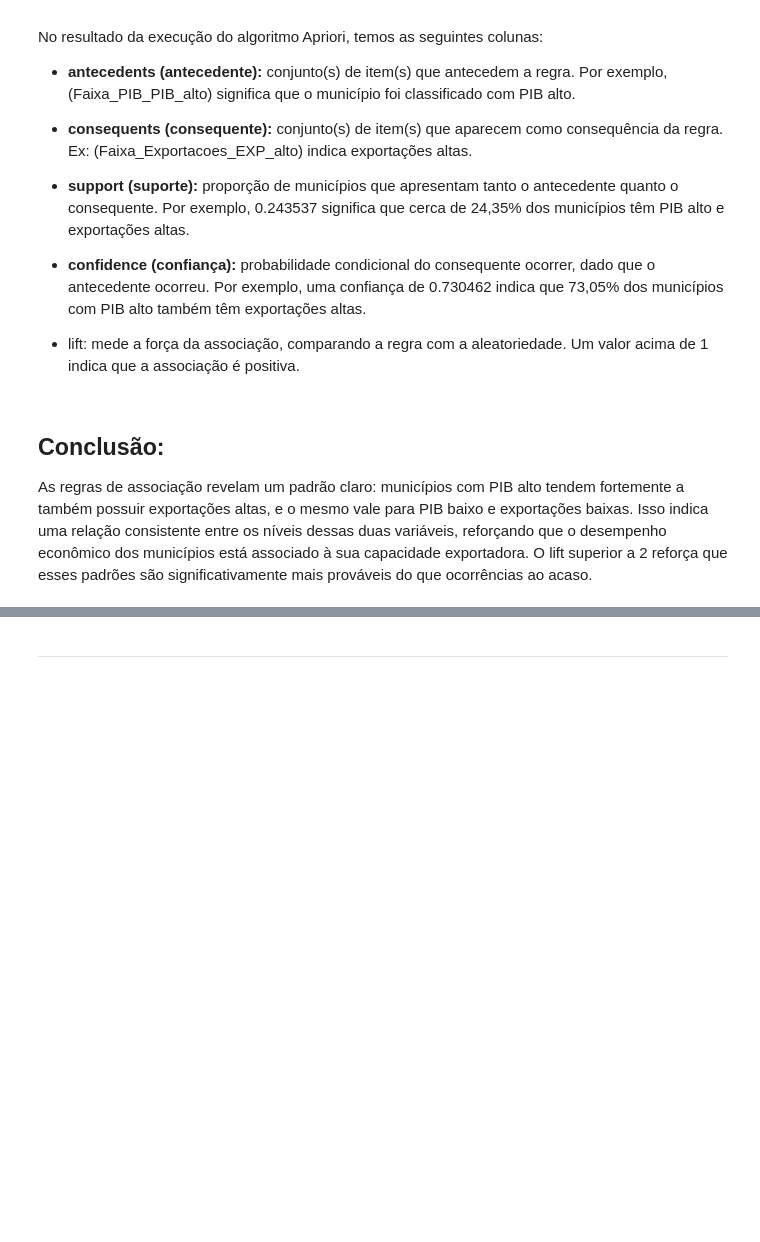
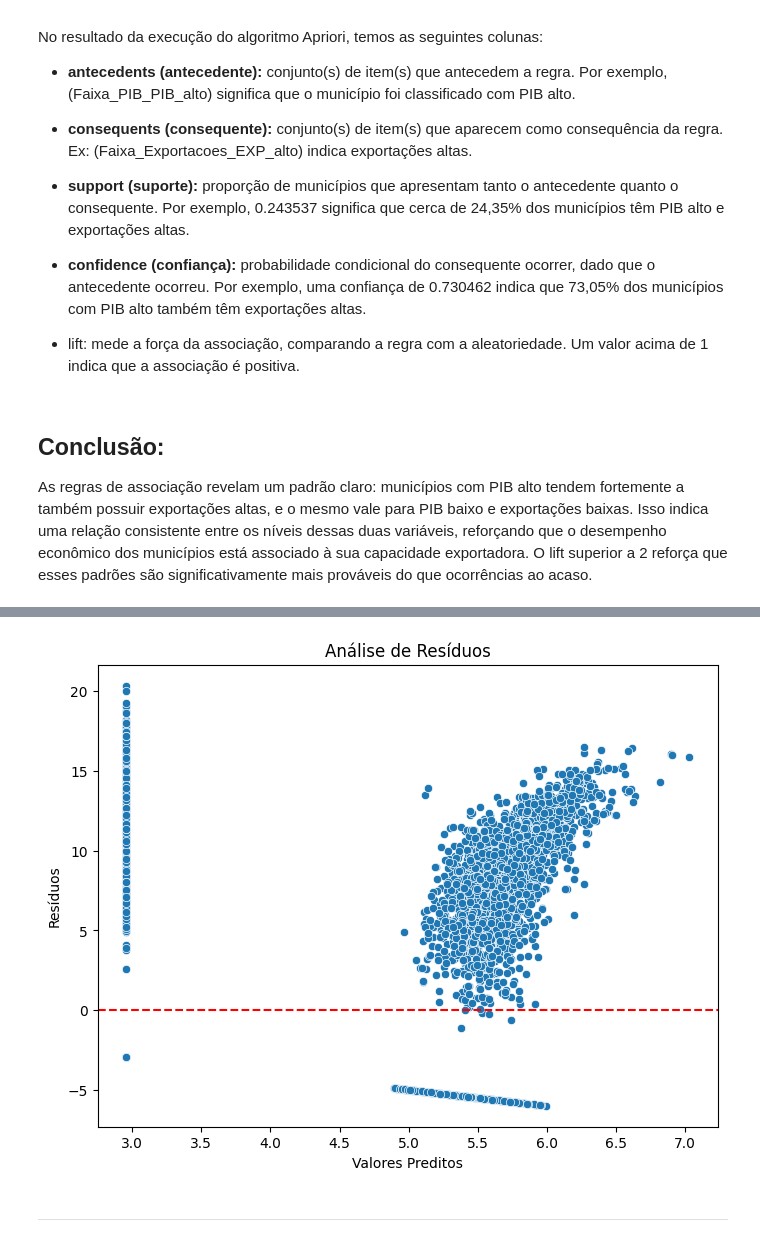
Before and after one commit to anaC-Fernandes/ProjetoDados, a Jupyter notebook: Notebooks/Dataset_Economia.ipynb, the cells around one changed output, grey strips where cells are left out. Cells and saved outputs as stored; diff of their text form; code cells hidden in the pictures; blank space fills up the shorter version.

```diff
--- a/Notebooks/Dataset_Economia.ipynb
+++ b/Notebooks/Dataset_Economia.ipynb
@@ -962,0 +965,35 @@ As regras de associação revelam um padrão claro: municípios com PIB alto ten
+# %%
+# Preparar dados
+X = df[['log_PIB']]
+y = df['log_Export']
+
+# Import necessary libraries
+from sklearn.model_selection import train_test_split
+from sklearn.linear_model import LinearRegression
+from sklearn.metrics import r2_score, mean_squared_error
+import statsmodels.api as sm
+import numpy as np
+
+# Dividir em treino e teste
+X_train, X_test, y_train, y_test = train_test_split(X, y, test_size=0.2, random_state=42)
+
+# Modelo de regressão
+model = LinearRegression()
+model.fit(X_train, y_train)
+
+# Previsões
+y_pred = model.predict(X_test)
+
+# Métricas
+r2 = r2_score(y_test, y_pred)
+rmse = np.sqrt(mean_squared_error(y_test, y_pred))
+
+print(f"R²: {r2:.4f}")
+print(f"RMSE: {rmse:.4f}")
+print(f"Coeficiente: {model.coef_[0]:.4f}")
+print(f"Intercepto: {model.intercept_:.4f}")
+
+# Modelo statsmodels para análise detalhada
+X_sm = sm.add_constant(X_train)
+model_sm = sm.OLS(y_train, X_sm).fit()
+print(model_sm.summary())
@@ -963,3 +1018,14 @@ As regras de associação revelam um padrão claro: municípios com PIB alto ten
+# %%
+residuals = y_test - y_pred
+plt.figure(figsize=(8, 6))
+sns.scatterplot(x=y_pred, y=residuals)
+plt.axhline(y=0, color='r', linestyle='--')
+plt.title('Análise de Resíduos')
+plt.xlabel('Valores Preditos')
+plt.ylabel('Resíduos')
+plt.show()
+# %% [output]
+[figure, added]
 # %% [markdown]
 
 
```
Also changed, not shown: parts of 2 cells of this notebook.
